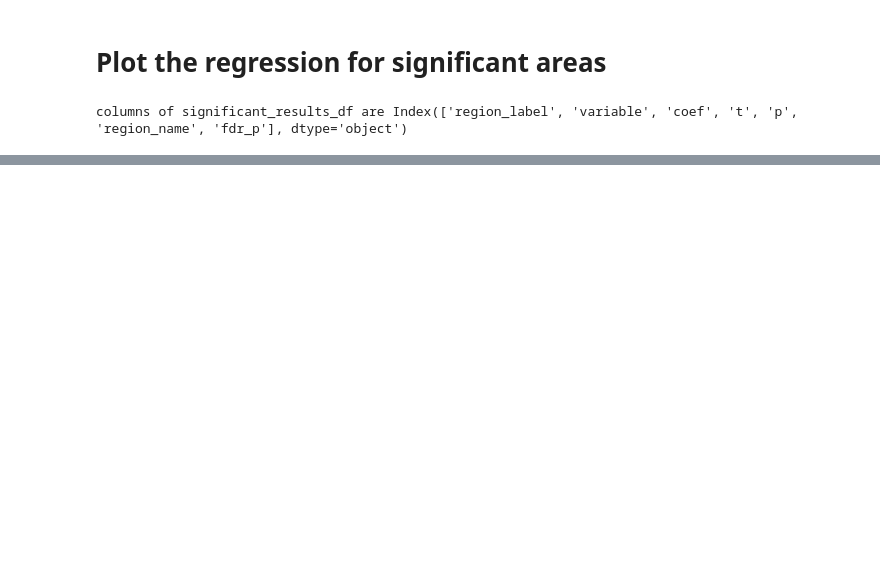
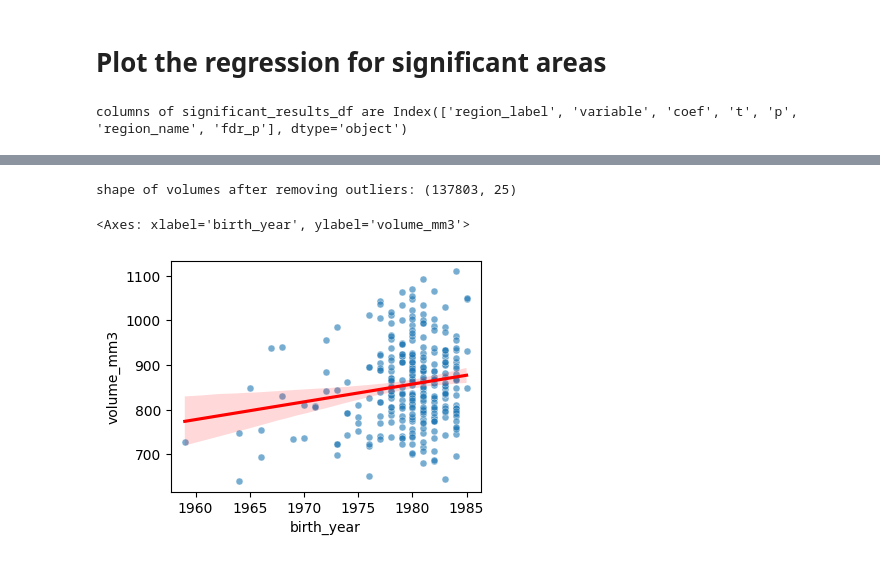
Before and after one commit to GaiaNegev13/legacy_pipe, a Jupyter notebook: scripts/step8_poc_statistical_analysis.ipynb, the cells around one changed output, grey strips where cells are left out. Drawn from its saved outputs; the diff is of its cells as text; code cells hidden in the pictures; blank space fills up the shorter version.

```diff
--- a/scripts/step8_poc_statistical_analysis.ipynb
+++ b/scripts/step8_poc_statistical_analysis.ipynb
@@ -557,0 +609,31 @@ columns of significant_results_df are Index(['region_label', 'variable', 'coef',
+# %%
+# remove outliers based on z-score
+from scipy import stats
+z_scores = stats.zscore(volumes['volume_mm3'])
+abs_z_scores = np.abs(z_scores)
+filtered_entries = (abs_z_scores < 3)
+volumes = volumes[filtered_entries]
+print(f"shape of volumes after removing outliers: {volumes.shape}")
+
+# scatter plot and regression line for a specific ROI
+roi_label = 421
+df_roi = volumes[volumes['region_label'] == roi_label]
+plt.figure(figsize=(4, 3))
+sns.scatterplot(
+    data=df_roi,
+    x='birth_year',
+    y='volume_mm3',
+    alpha=0.6,
+    s=25
+)
+sns.regplot(
+    data=df_roi,
+    x='birth_year',
+    y='volume_mm3',
+    scatter=False,
+    color='red'
+)
+# %% [output]
+shape of volumes after removing outliers: (137803, 25)
+<Axes: xlabel='birth_year', ylabel='volume_mm3'>
+[figure, added]
```
Also changed, not shown: parts of 14 cells of this notebook, 5 other files.
